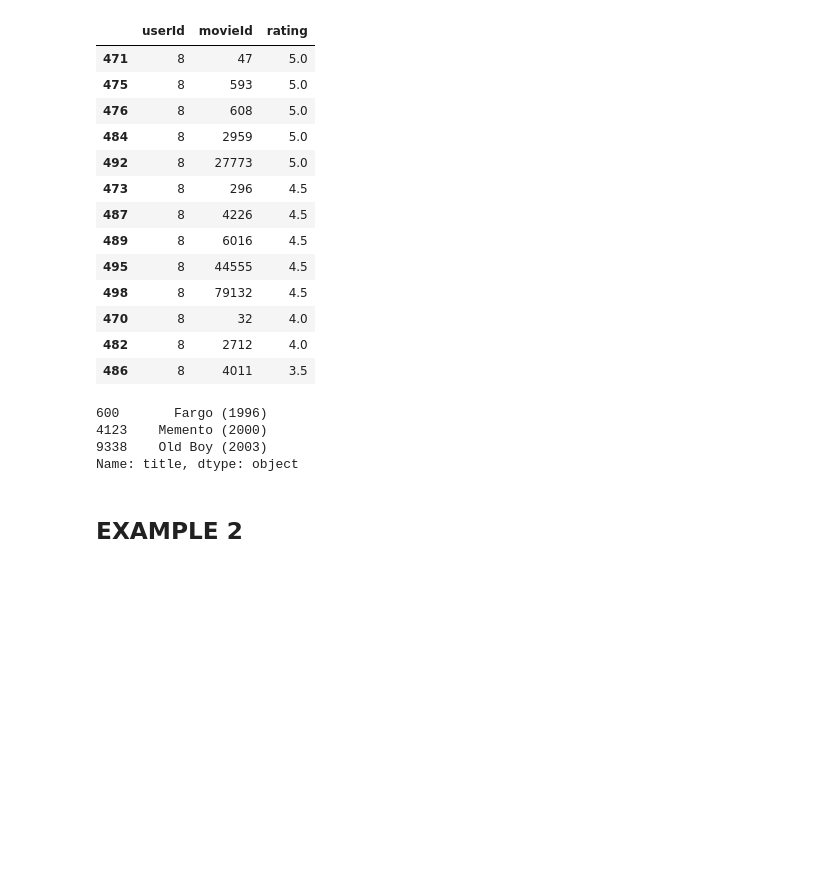
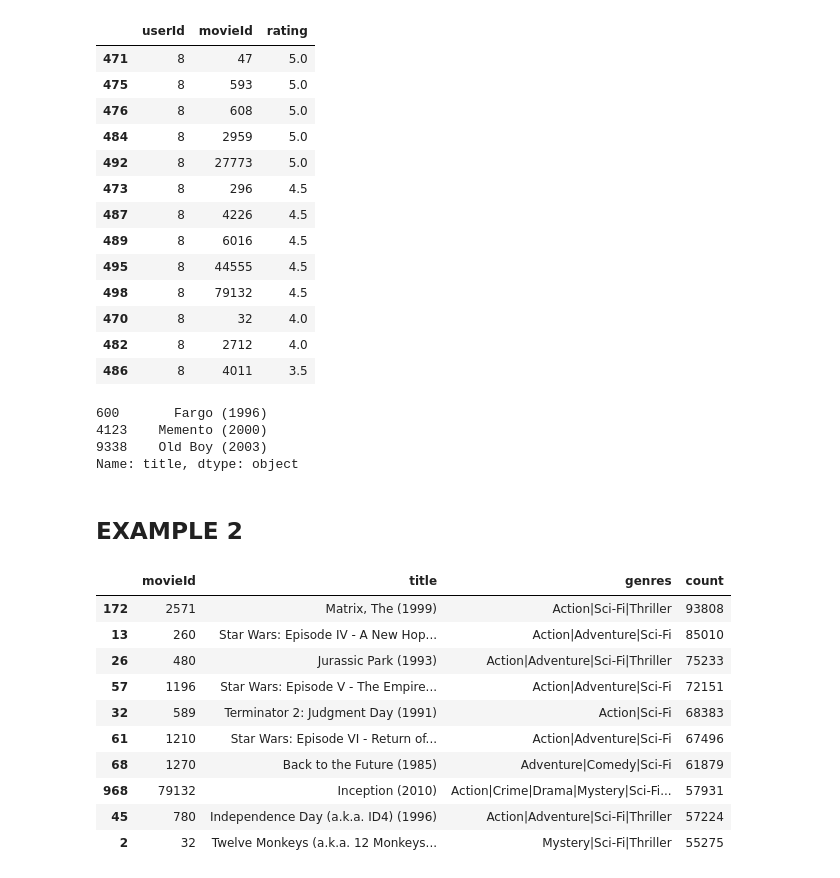
Before and after one commit to beatricecitterio/movie-recommendation, a Jupyter notebook: suggestion_algorithm.ipynb, the cells around one changed output. Cells and saved outputs as stored; diff of their text form; code cells hidden in the pictures; blank space fills up the shorter version.

```diff
--- a/suggestion_algorithm.ipynb
+++ b/suggestion_algorithm.ipynb
@@ -226,3 +267,19 @@ final_suggestions
 Name: title, dtype: object
 # %% [markdown]
 ## **EXAMPLE 2**
+# %%
+top10 = top_movies['Sci-Fi'][:10]
+# %%
+top10
+# %% [output]
+|  | movieId | title | genres | count |
+| 172 | 2571 | Matrix, The (1999) | Action|Sci-Fi|Thriller | 93808 |
+| 13 | 260 | Star Wars: Episode IV - A New Hop... | Action|Adventure|Sci-Fi | 85010 |
+| 26 | 480 | Jurassic Park (1993) | Action|Adventure|Sci-Fi|Thriller | 75233 |
+| 57 | 1196 | Star Wars: Episode V - The Empire... | Action|Adventure|Sci-Fi | 72151 |
+| 32 | 589 | Terminator 2: Judgment Day (1991) | Action|Sci-Fi | 68383 |
+| 61 | 1210 | Star Wars: Episode VI - Return of... | Action|Adventure|Sci-Fi | 67496 |
+| 68 | 1270 | Back to the Future (1985) | Adventure|Comedy|Sci-Fi | 61879 |
+| 968 | 79132 | Inception (2010) | Action|Crime|Drama|Mystery|Sci-Fi... | 57931 |
+| 45 | 780 | Independence Day (a.k.a. ID4) (1996) | Action|Adventure|Sci-Fi|Thriller | 57224 |
+| 2 | 32 | Twelve Monkeys (a.k.a. 12 Monkeys... | Mystery|Sci-Fi|Thriller | 55275 |
```
Also changed, not shown: parts of 60 cells of this notebook.
